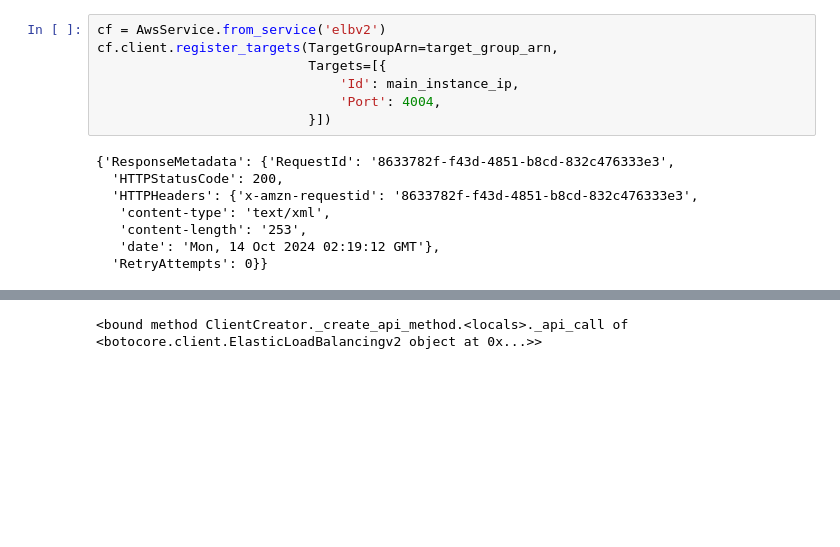
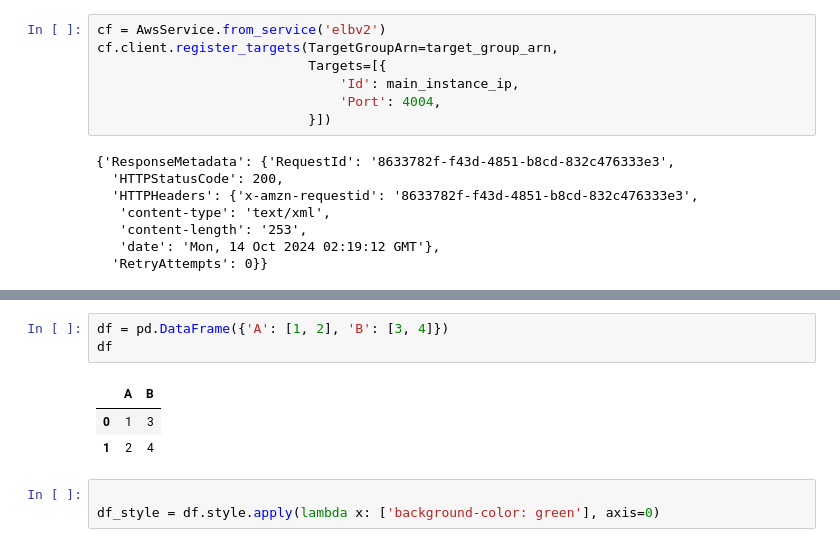
Before and after one commit to mmaneta/eki_dev_machine, a Jupyter notebook: src/aws_cluster/pest_cluster.ipynb, the cells around one changed output, grey strips where cells are left out. Saved outputs shown, nothing was run; the diff lists cells and outputs as text; blank space fills up the shorter version.

```diff
--- a/src/aws_cluster/pest_cluster.ipynb
+++ b/src/aws_cluster/pest_cluster.ipynb
@@ -122,3 +167,10 @@ cf.client.register_targets(TargetGroupArn=target_group_arn,
+# %%
+df = pd.DataFrame({'A': [1, 2], 'B': [3, 4]})
+df
+# %% [output]
+|  | A | B |
+| 0 | 1 | 3 |
+| 1 | 2 | 4 |
 # %%
+
+df_style = df.style.apply(lambda x: ['background-color: green'], axis=0)
-# %% [output]
-<bound method ClientCreator._create_api_method.<locals>._api_call of <botocore.client.ElasticLoadBalancingv2 object at 0x...>>
```
Also changed, not shown: parts of 22 cells of this notebook, 3 other files.
